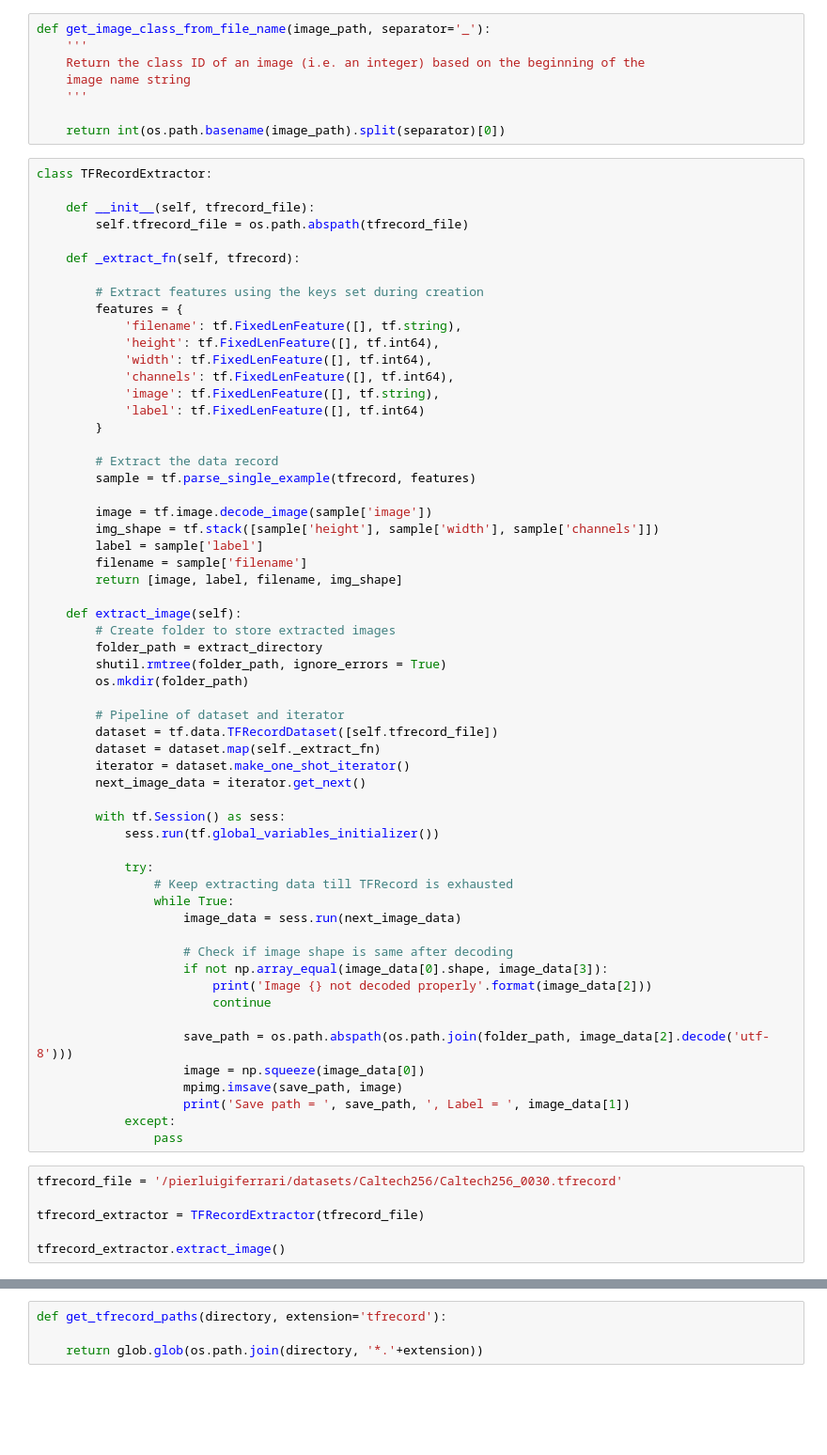
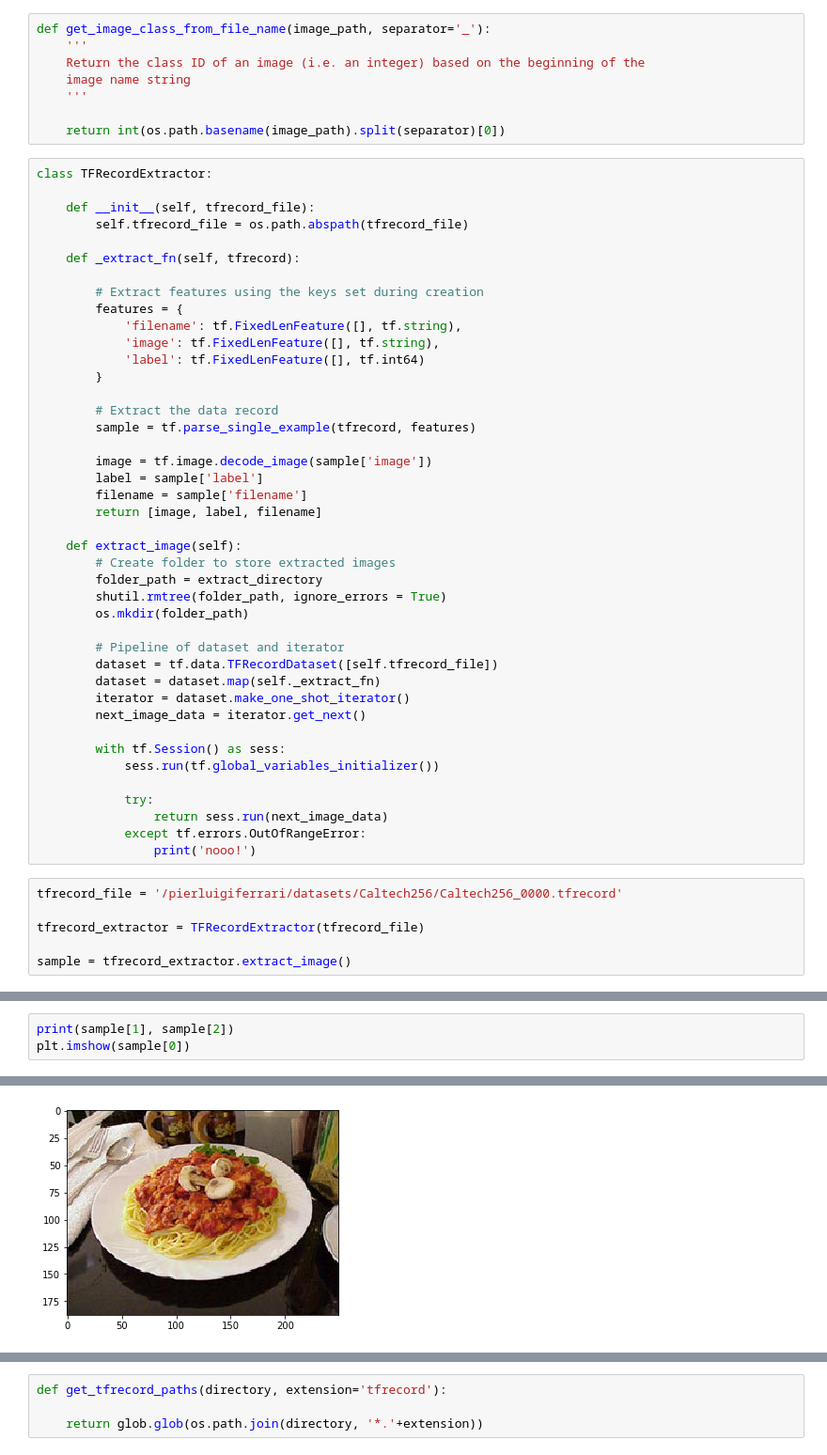
Before and after one commit to pierluigiferrari/differential_equations_resnet, a Jupyter notebook: create_tfrecords.ipynb, the cells around one changed output, grey strips where cells are left out. Shown: that part at 94% size. Drawn from its saved outputs; the diff is of its cells as text; blank space fills up the shorter version.

Commit message:
chore: Add TFRecordDataset input

```diff
--- a/create_tfrecords.ipynb
+++ b/create_tfrecords.ipynb
@@ -164,9 +164,6 @@ class TFRecordExtractor:
         # Extract features using the keys set during creation
         features = {
             'filename': tf.FixedLenFeature([], tf.string),
-            'height': tf.FixedLenFeature([], tf.int64),
-            'width': tf.FixedLenFeature([], tf.int64),
-            'channels': tf.FixedLenFeature([], tf.int64),
             'image': tf.FixedLenFeature([], tf.string),
             'label': tf.FixedLenFeature([], tf.int64)
         }
@@ -175,10 +172,9 @@ class TFRecordExtractor:
         sample = tf.parse_single_example(tfrecord, features)
 
         image = tf.image.decode_image(sample['image'])
-        img_shape = tf.stack([sample['height'], sample['width'], sample['channels']])
         label = sample['label']
         filename = sample['filename']
-        return [image, label, filename, img_shape]
+        return [image, label, filename]
 
     def extract_image(self):
         # Create folder to store extracted images
@@ -196,24 +192,12 @@ class TFRecordExtractor:
             sess.run(tf.global_variables_initializer())
 
             try:
-                # Keep extracting data till TFRecord is exhausted
-                while True:
-                    image_data = sess.run(next_image_data)
-
-                    # Check if image shape is same after decoding
-                    if not np.array_equal(image_data[0].shape, image_data[3]):
-                        print('Image {} not decoded properly'.format(image_data[2]))
-                        continue
-
-                    save_path = os.path.abspath(os.path.join(folder_path, image_data[2].decode('utf-8')))
-                    image = np.squeeze(image_data[0])
-                    mpimg.imsave(save_path, image)
-                    print('Save path = ', save_path, ', Label = ', image_data[1])
-            except:
-                pass
+                return sess.run(next_image_data)
+            except tf.errors.OutOfRangeError:
+                print('nooo!')
 # %%
-tfrecord_file = '/pierluigiferrari/datasets/Caltech256/Caltech256_0030.tfrecord'
+tfrecord_file = '/pierluigiferrari/datasets/Caltech256/Caltech256_0000.tfrecord'
 
 tfrecord_extractor = TFRecordExtractor(tfrecord_file)
 
-tfrecord_extractor.extract_image()
+sample = tfrecord_extractor.extract_image()
@@ -237,0 +204,4 @@ Save path =  /pierluigiferrari/datasets/Extracted_TFRecords/105_0109.jpg , Label
+# %%
+print(sample[1], sample[2])
+plt.imshow(sample[0])
+# %% [output]
@@ -237,0 +210 @@ Save path =  /pierluigiferrari/datasets/Extracted_TFRecords/105_0109.jpg , Label
+[figure, added]
```
Also changed, not shown: parts of 9 cells of this notebook, 1 other file.
